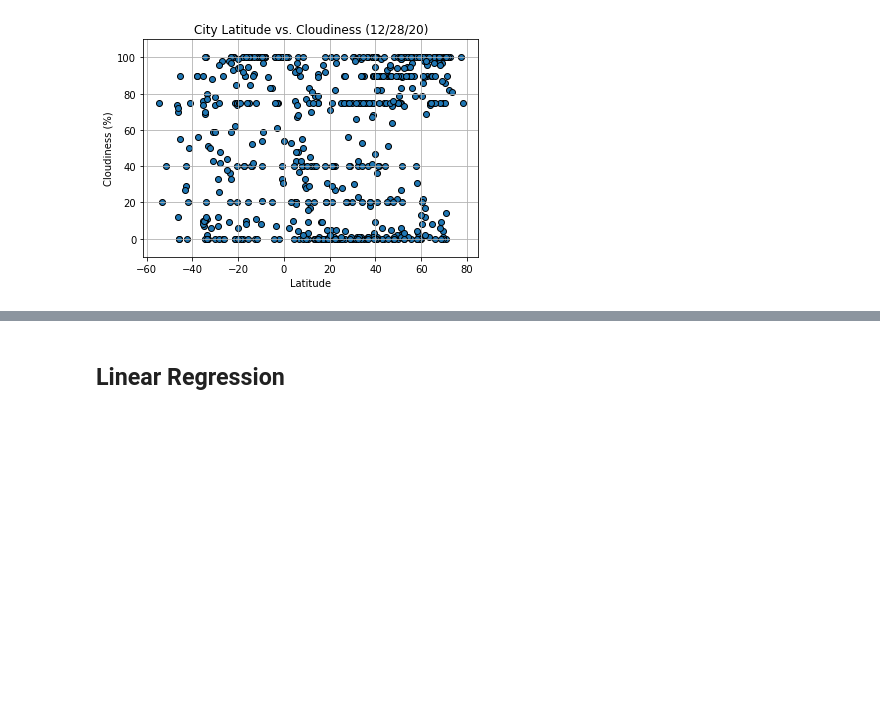
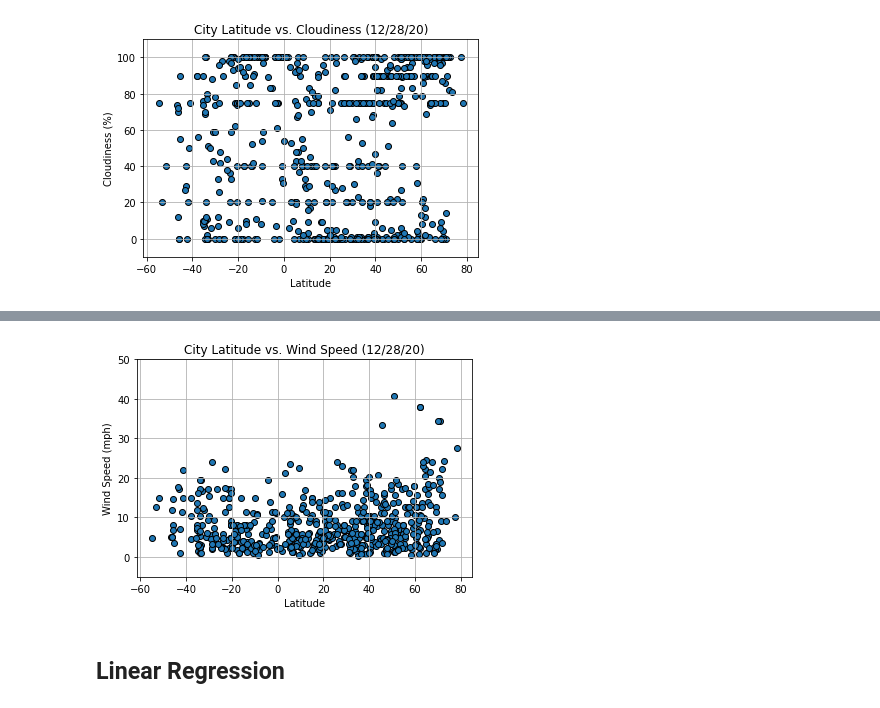
Before and after one commit to RH-cmd/python-api-challenge, a Jupyter notebook: WeatherPy/WeatherPy.ipynb, the cells around one changed output, grey strips where cells are left out. Drawn from its saved outputs; the diff is of its cells as text; code cells hidden in the pictures; blank space fills up the shorter version.

Commit message:
Lat vs wind speed

```diff
--- a/WeatherPy/WeatherPy.ipynb
+++ b/WeatherPy/WeatherPy.ipynb
@@ -263,3 +263,16 @@ plt.show()
+# %%
+#Create a scatter plot to show the relationship between Latitude and Wind Speed
+plt.scatter(weather_df["Lat"], weather_df["Wind Speed"], edgecolors="black")
+plt.grid(True)
+plt.ylim(-5,50)
+plt.title("City Latitude vs. Wind Speed (12/28/20)")
+plt.ylabel("Wind Speed (mph)")
+plt.xlabel("Latitude")
+
+plt.savefig("output_data/Fig4.png")
+plt.show()
+# %% [output]
+[figure, added]
 # %% [markdown]
 ## Linear Regression
 # %% [markdown]
```
Also changed, not shown: parts of 3 cells of this notebook, 1 other file.
